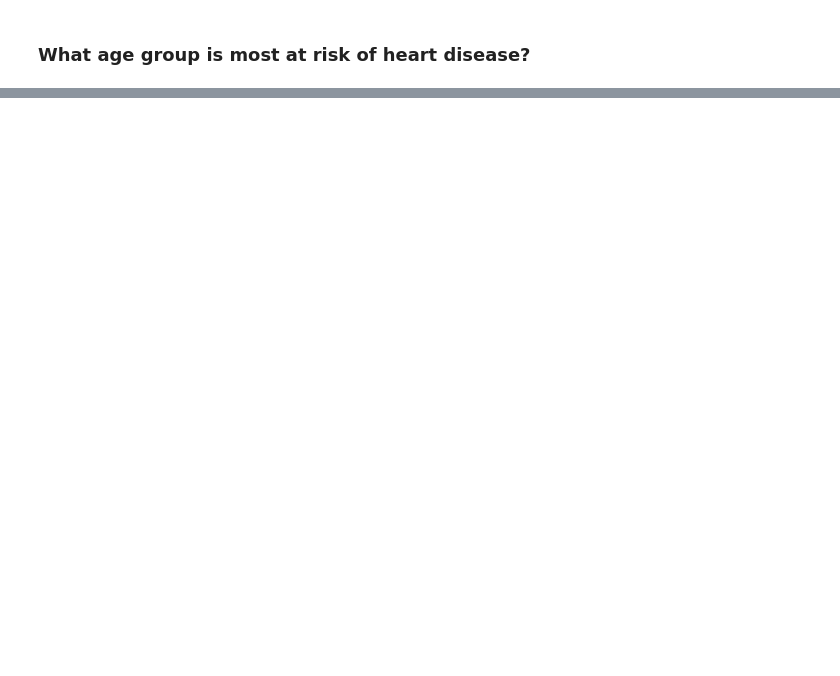
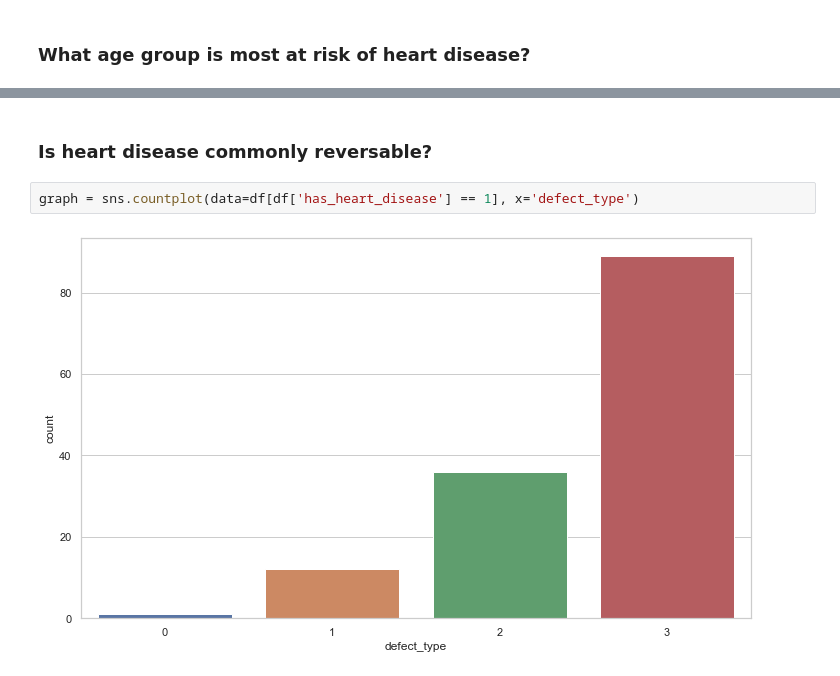
Before and after one commit to BenGOsborn/Heart-Disease-Classification, a Jupyter notebook: heart-disease-analysis.ipynb, the cells around one changed output, grey strips where cells are left out. Cells and saved outputs as stored; diff of their text form; blank space fills up the shorter version.

```diff
--- a/heart-disease-analysis.ipynb
+++ b/heart-disease-analysis.ipynb
@@ -128,0 +133,6 @@ graph.set_title('Heart disease rate for different age groups')
+# %% [markdown]
+### Is heart disease commonly reversable?
+# %%
+graph = sns.countplot(data=df[df['has_heart_disease'] == 1], x='defect_type')
+# %% [output]
+[figure, added]
```
Also changed, not shown: parts of 9 cells of this notebook.
